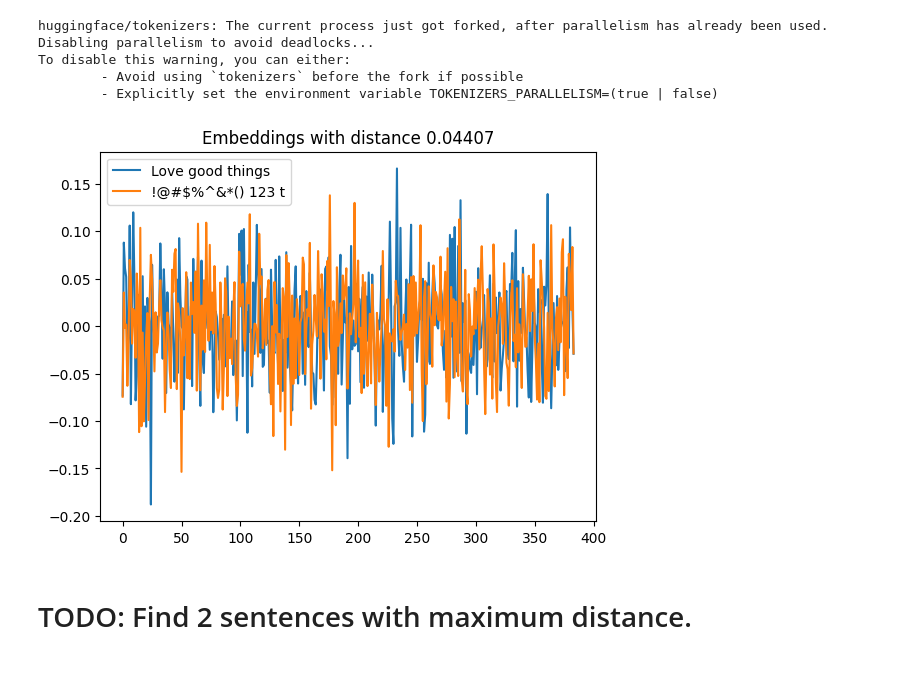
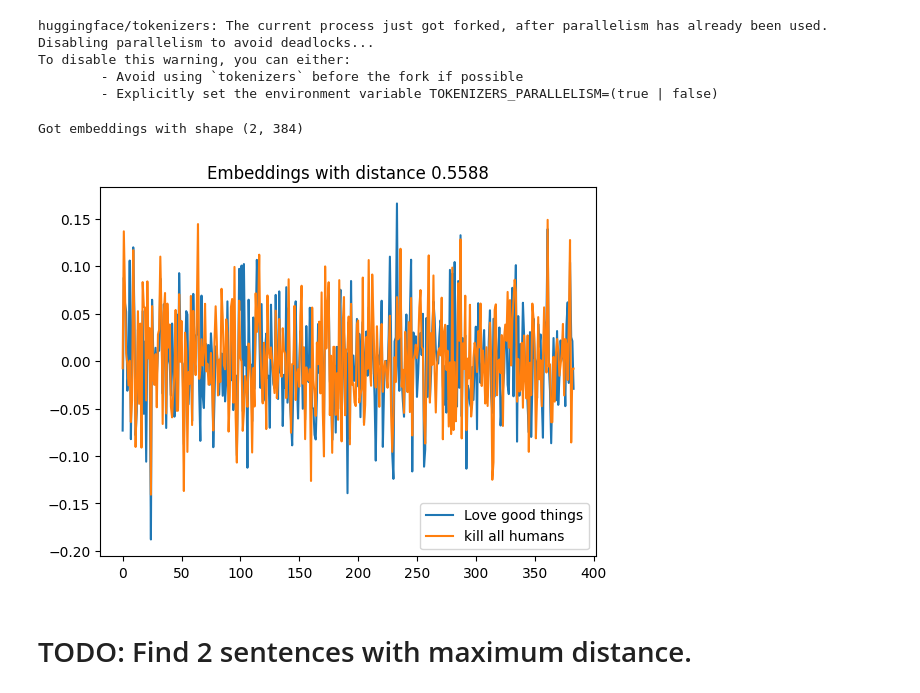
Before and after one commit to omrijsharon/azure-openai-in-a-day-workshop, a Jupyter notebook: exercises/03_using_a_local_embedder.ipynb, the cells around one changed output. Drawn from its saved outputs; the diff is of its cells as text; code cells hidden in the pictures.

```diff
--- a/exercises/03_using_a_local_embedder.ipynb
+++ b/exercises/03_using_a_local_embedder.ipynb
@@ -14,23 +14,25 @@ from sentence_transformers import SentenceTransformer
 
 sentences = [
     "Love good things and all humans, animals and be kind to the nature",
-    "!@#$%^&*() 123 technical math equations artificial intelligence "
+    "kill all humans and animals and destroy the nature",
 ]
 
 model = SentenceTransformer('sentence-transformers/all-MiniLM-L6-v2')
 embeddings = model.encode(sentences)
 print(f"Got embeddings with shape {embeddings.shape}")
+# %% [output]
+Got embeddings with shape (2, 384)
 # %%
 from matplotlib.pylab import plot, title, legend, show
 import numpy as np
 
-distance = np.diff(np.abs(embeddings), axis=0).sum()
+distance = embeddings[0] @ embeddings[1] / np.linalg.norm(embeddings[0]) / np.linalg.norm(embeddings[1])
 for e, text in zip(embeddings, sentences):
     plot(e, label=text[:16])
 legend()
 title(f'Embeddings with distance {distance:6.4}')
 show()
 # %% [output]
-[figure, old version]
+[figure, new version]
 # %% [markdown]
 # TODO: Find 2 sentences with maximum distance.
```
Also changed, not shown: parts of 1 cell of this notebook, 2 other files.
